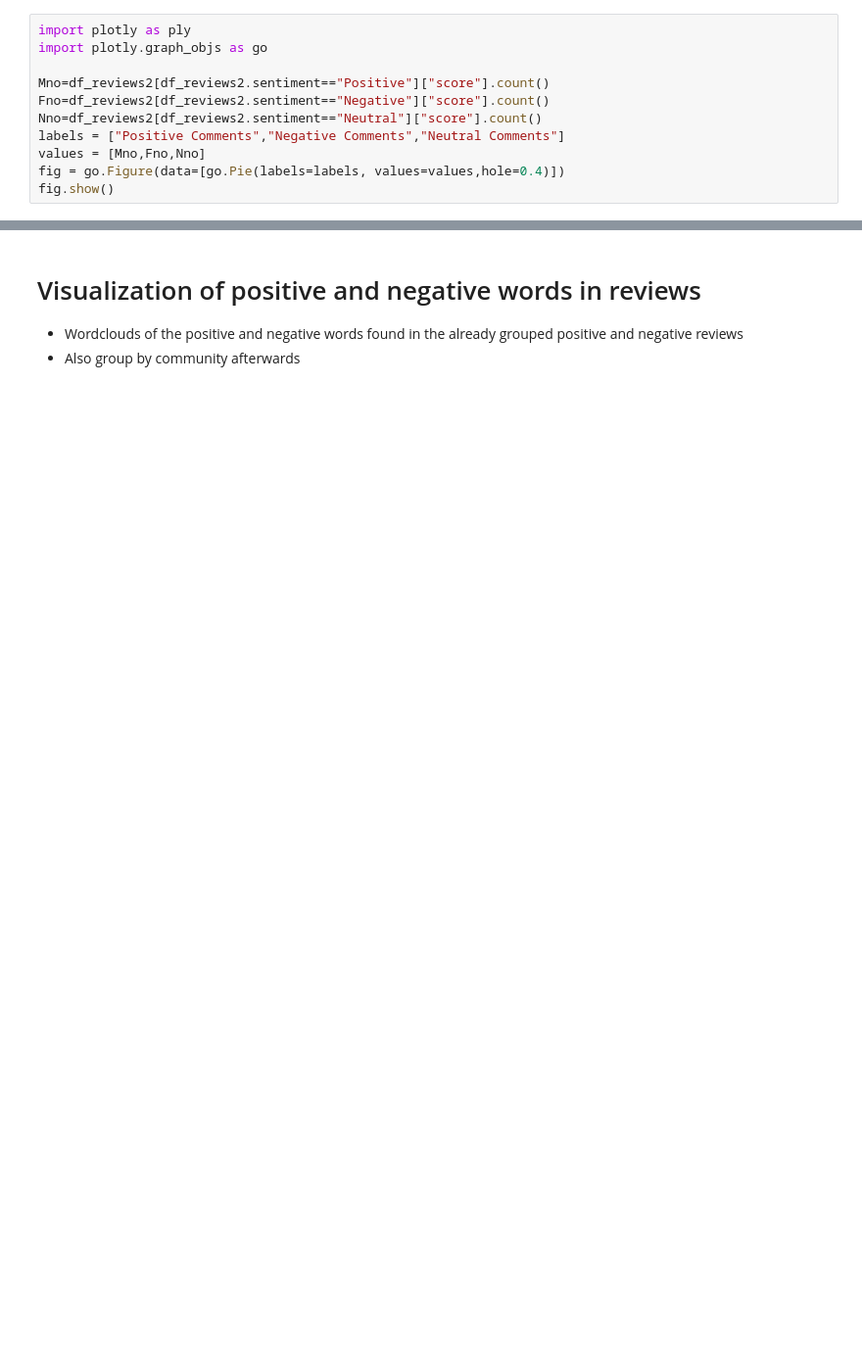
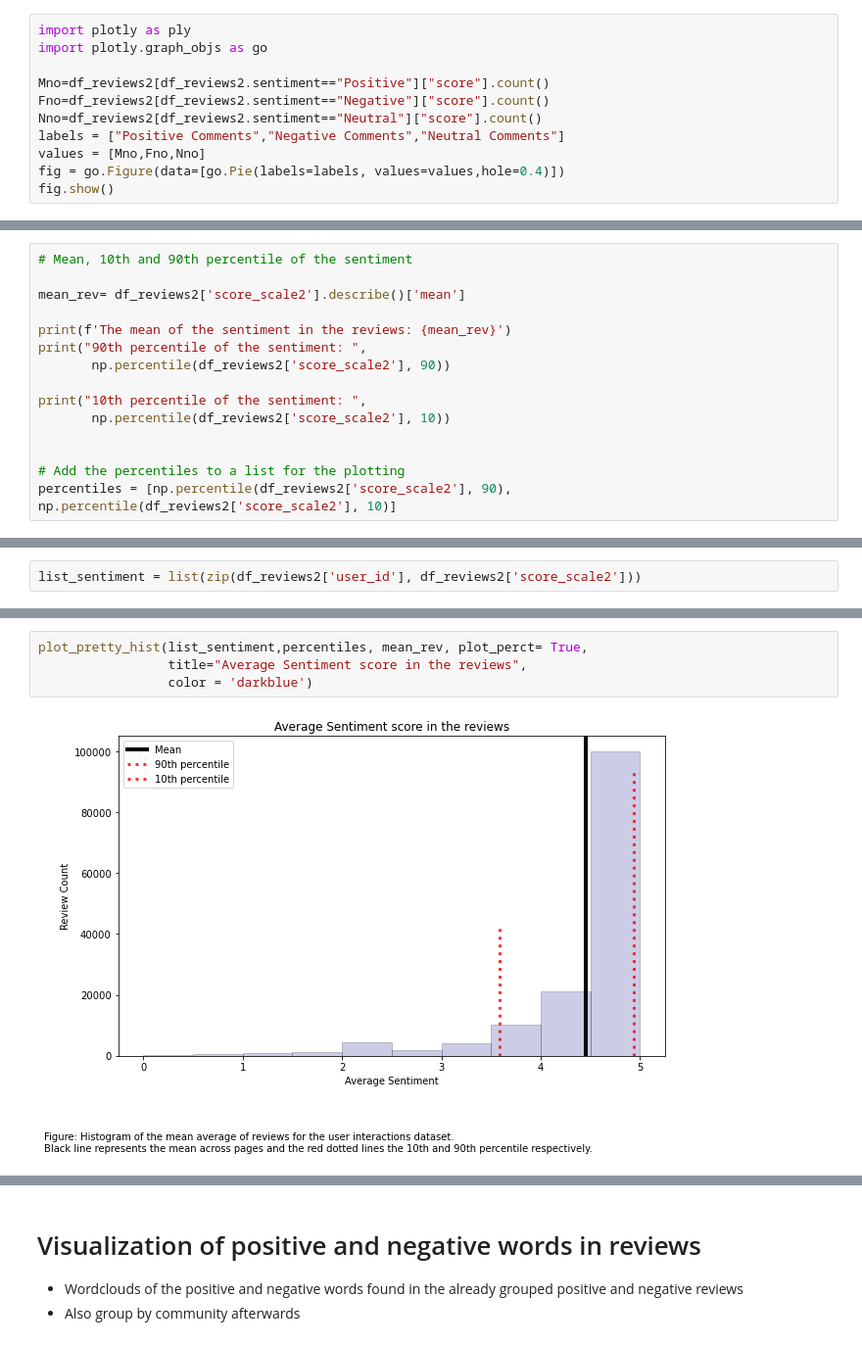
Before and after one commit to lucialarraona/finalproject_socialgraphs22, a Jupyter notebook: Notebooks/nlp_analysis.ipynb, the cells around one changed output, grey strips where cells are left out. Shown at 98% size. Saved outputs shown, nothing was run; the diff lists cells and outputs as text; blank space fills up the shorter version.

```diff
--- a/Notebooks/nlp_analysis.ipynb
+++ b/Notebooks/nlp_analysis.ipynb
@@ -243 +240,16 @@ df_reviews2
 144295 rows × 11 columns
+# %%
+# Mean, 10th and 90th percentile of the sentiment
+
+mean_rev= df_reviews2['score_scale2'].describe()['mean']
+
+print(f'The mean of the sentiment in the reviews: {mean_rev}')
+print("90th percentile of the sentiment: ",
+       np.percentile(df_reviews2['score_scale2'], 90))
+
+print("10th percentile of the sentiment: ",
+       np.percentile(df_reviews2['score_scale2'], 10))
+
+
+# Add the percentiles to a list for the plotting
+percentiles = [np.percentile(df_reviews2['score_scale2'], 90), np.percentile(df_reviews2['score_scale2'], 10)]
@@ -243,0 +260,2 @@ df_reviews2
+# %%
+list_sentiment = list(zip(df_reviews2['user_id'], df_reviews2['score_scale2']))
@@ -243,0 +316,6 @@ df_reviews2
+# %%
+plot_pretty_hist(list_sentiment,percentiles, mean_rev, plot_perct= True,
+                 title="Average Sentiment score in the reviews",
+                 color = 'darkblue')
+# %% [output]
+[figure, added]
```
Also changed, not shown: parts of 28 cells of this notebook, 1 other file.
